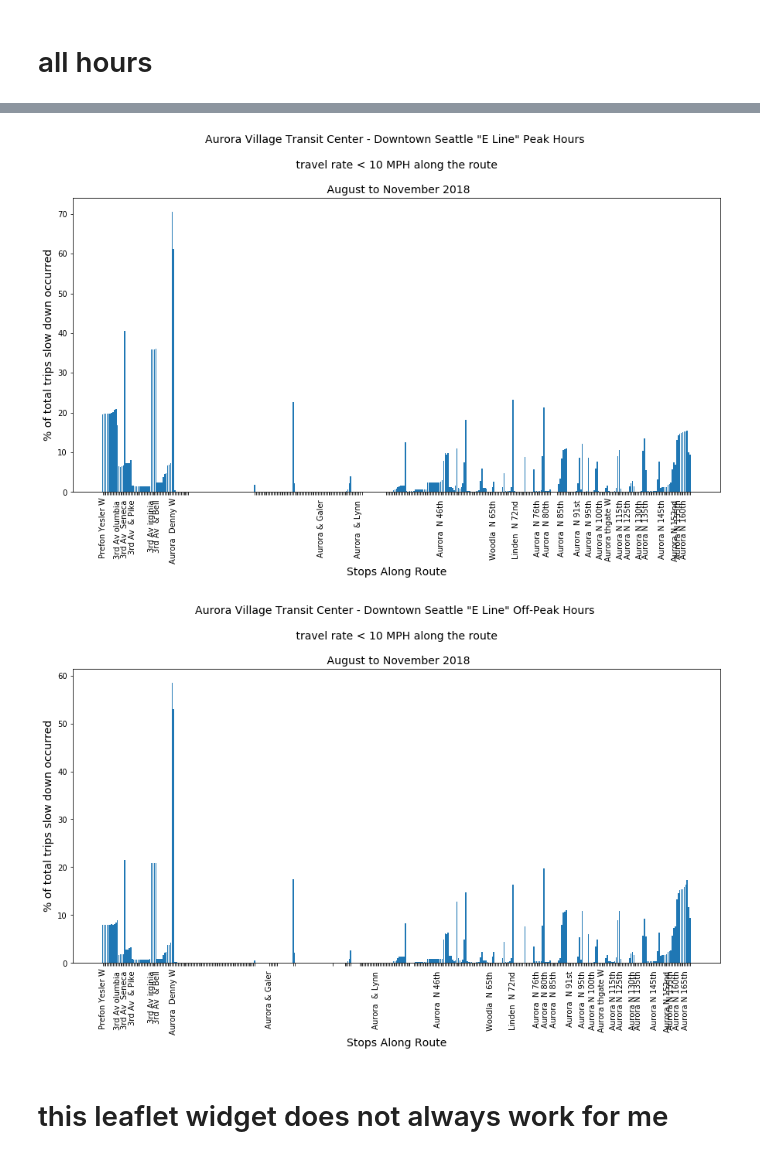
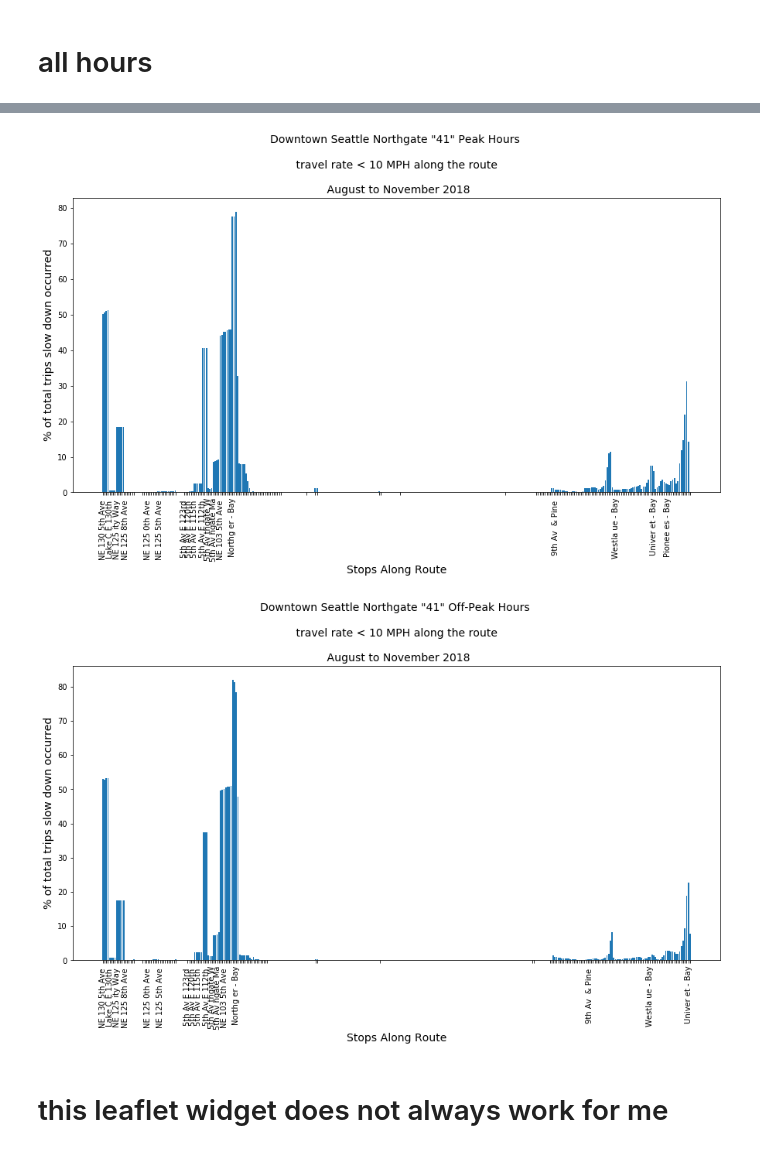
Before and after one commit to 350Seattle-Transportation-Team/gtfs-realtime, a Jupyter notebook: route_shape_process/03_calc_route_slowzone.ipynb, the cells around one changed output, grey strips where cells are left out. Drawn from its saved outputs; the diff is of its cells as text; code cells hidden in the pictures.

```diff
--- a/route_shape_process/03_calc_route_slowzone.ipynb
+++ b/route_shape_process/03_calc_route_slowzone.ipynb
@@ -44,7 +47,12 @@ unpacked_positions_full = pd.read_csv(file_path)
+# %%
+s3 = boto3.client("s3")
+bucket_name = "malnor.seattle.bustime"
+s3_object = s3.get_object(Bucket=bucket_name, Key=file_key)
+unpacked_positions_full = pd.read_csv(io.BytesIO(s3_object['Body'].read()))
 # %% [markdown]
 # we need to grab the shape_pt_sequence and so we can match shape_pt_sequence with shape_dist_traveled TODO: make add this field earlier in the position join
 # %%
-one_shape = full_shapes_gtfs[(full_shapes_gtfs['shape_id']==input_dict['shape_id'])&\
+one_shape = full_shapes_gtfs[(full_shapes_gtfs['shape_id']==shape_id)&\
                             (full_shapes_gtfs['start_gtfs_date']=='2018-08-15')&\
                             (full_shapes_gtfs['end_gtfs_date']=='2018-09-23')]
 one_shape.head()
@@ -74,7 +82,7 @@ def make_geopandas_shape_df(gtfs_shapes, shape_id):
     route_vertex_geo = GeoDataFrame(one_shape_df, crs=crs, geometry=shape_geometry)
     return route_vertex_geo
 # %%
-route_shape_vertex = make_geopandas_shape_df(full_shapes_gtfs, input_dict['shape_id'])
+route_shape_vertex = make_geopandas_shape_df(full_shapes_gtfs, shape_id)
 # %%
 def datetime_transform_df(df):
     '''
@@ -257,7 +265,7 @@ route_shape_vertex.head()
 # %%
 grouped_trips = full_trip_stop_schedule.groupby(['start_gtfs_date','end_gtfs_date'])
 day_trips = grouped_trips.get_group(('2018-09-24', '2018-09-24'))
-shape_trips = day_trips[(day_trips['shape_id']==input_dict['shape_id'])]
+shape_trips = day_trips[(day_trips['shape_id']==shape_id)]
 route_shape_w_names = route_shape_vertex.merge(shape_trips[['stop_sequence','stop_name']],
                                                how='left', left_on='shape_pt_sequence',
                                               right_on='stop_sequence')
@@ -313,26 +320,25 @@ _ = ax.set_title(title_str, fontsize=14)
 # %%
 total_trips = len(full_edge_df[full_edge_df['trip_hour'].isin(peak_hours)]\
                                                           .month_day_trip_veh.unique())
 pivot_sums = full_edge_df[full_edge_df['trip_hour'].isin(peak_hours)]\
                                                     .pivot_table(values='trouble_spot_flag',
                                                                   index='month_day_trip_veh',
                                                                   columns='pt_seq')\
                                                     .sum(axis=0)/total_trips
 fig, ax = plt.subplots(figsize=(15,7))
 x_pos = pivot_sums.index
 bar_h = pivot_sums.values*100
 ax.bar(x_pos, bar_h)
 plt.xticks(x_pos, x_labels, rotation='vertical')
 ax.set_ylabel("% of total trips slow down occurred", fontsize=14)
 ax.set_xlabel("Stops Along Route", fontsize=14)
 title_str = ("""{} \"{}\" Peak Hours
                 \n travel rate < 10 MPH along the route
-                \n August to November 2018""".format(route_desc,
-                                                    route_name,
-                                                    trip_sign))
+                \n August to November 2018""".format(trip_headsign,
+                                                    route_of_interest))
 _ = ax.set_title(title_str, fontsize=14)
 # %% [output]
-[figure, old version]
+[figure, new version]
 # %%
 total_trips = len(full_edge_df[full_edge_df['trip_hour'].isin(offpeak_hours)]\
                                                           .month_day_trip_veh.unique())
@@ -350,12 +356,11 @@ ax.set_ylabel("% of total trips slow down occurred", fontsize=14)
 ax.set_xlabel("Stops Along Route", fontsize=14)
 title_str = ("""{} \"{}\" Off-Peak Hours
                 \n travel rate < 10 MPH along the route
-                \n August to November 2018""".format(route_desc,
-                                                    route_name,
-                                                    trip_sign))
+                \n August to November 2018""".format(trip_headsign,
+                                                    route_of_interest))
 _ = ax.set_title(title_str, fontsize=14)
 # %% [output]
-[figure, old version]
+[figure, new version]
 # %%
 full_edge_counts = full_edge_df.groupby('pt_seq').agg({'trouble_spot_flag':'sum'})\
     .reset_index()
```
Also changed, not shown: parts of 29 cells of this notebook.
